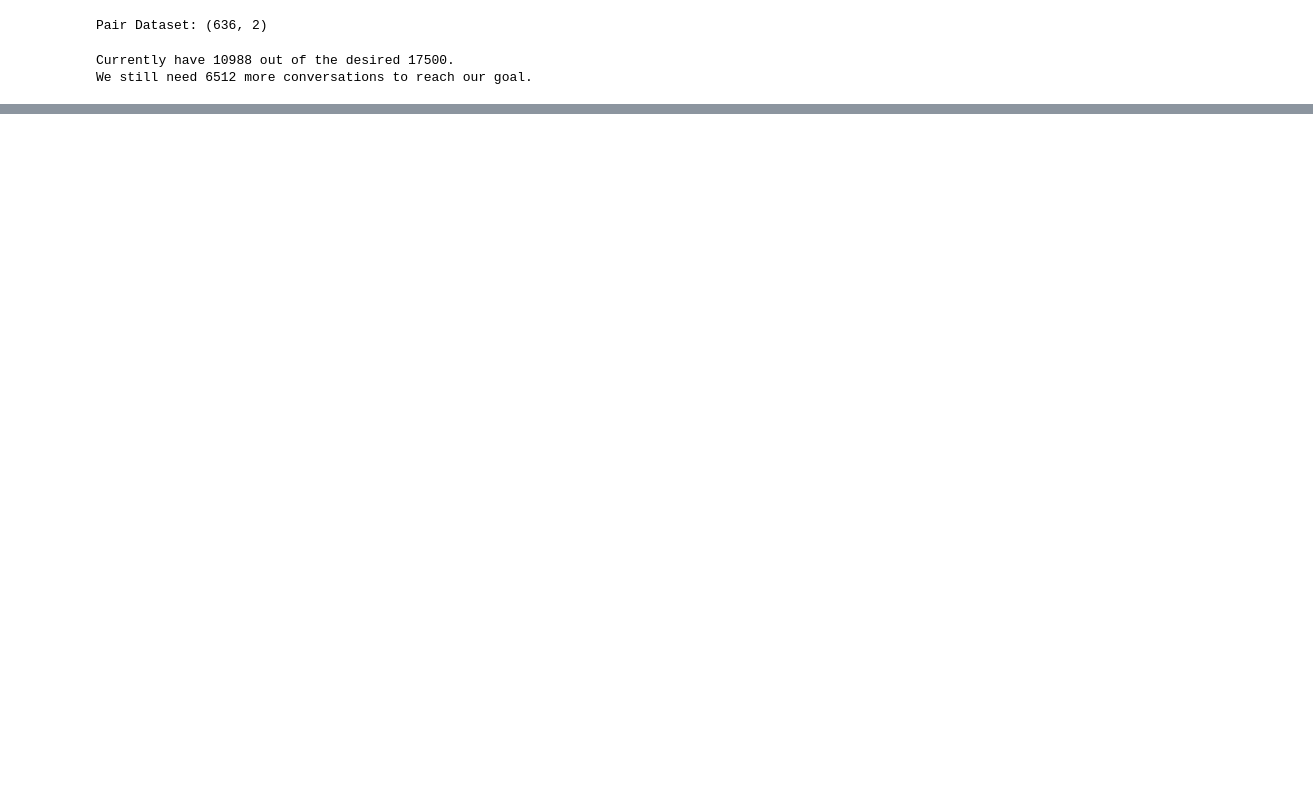
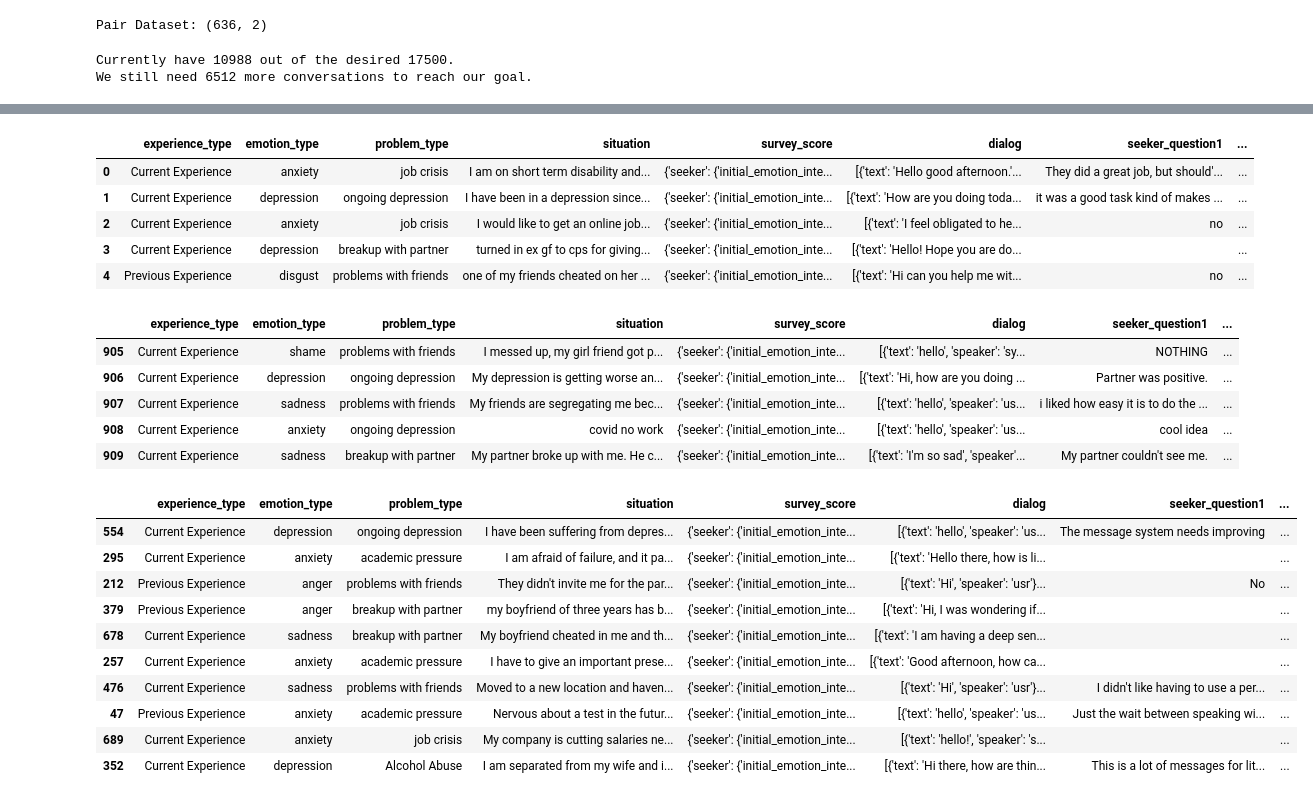
Before and after one commit to Dantoro/project_therapy, a Jupyter notebook: project_notebooks/cleaning_chat_data.ipynb, the cells around one changed output, grey strips where cells are left out. Cells and saved outputs as stored; diff of their text form; code cells hidden in the pictures; blank space fills up the shorter version.

Commit message:
a lot more reorganization, prepped Pairs for the chatbot dataset. began exploration of Emotional Support Conversations, but its really complicated

```diff
--- a/project_notebooks/cleaning_chat_data.ipynb
+++ b/project_notebooks/cleaning_chat_data.ipynb
@@ -632,3 +632,14 @@ print(f"Currently have {total} out of the desired {goal}.\nWe still need {goal -
 # %% [output]
 Currently have 10988 out of the desired 17500.
 We still need 6512 more conversations to reach our goal.
+# %%
+import pandas as pd
+
+# Path to your ESConv data
+esconv_path = r'../datasets/custom_corpus/esconv_data/esconv.json'
+
+# Read the ESConv dataset (assuming JSON Lines format)
+esconv_df = pd.read_json(esconv_path, lines=True)
+
+# Quick check
+display(esconv_df.shape)
@@ -634,0 +668,28 @@ We still need 6512 more conversations to reach our goal.
+# %%
+display(esconv_df.head(5))
+display(esconv_df.tail(5))
+display(esconv_df.sample(10))
+# %% [output]
+|  | experience_type | emotion_type | problem_type | situation | survey_score | dialog | seeker_question1 | ... |
+| 0 | Current Experience | anxiety | job crisis | I am on short term disability and... | {'seeker': {'initial_emotion_inte... | [{'text': 'Hello good afternoon.'... | They did a great job, but should'... | ... |
+| 1 | Current Experience | depression | ongoing depression | I have been in a depression since... | {'seeker': {'initial_emotion_inte... | [{'text': 'How are you doing toda... | it was a good task kind of makes ... | ... |
+| 2 | Current Experience | anxiety | job crisis | I would like to get an online job... | {'seeker': {'initial_emotion_inte... | [{'text': 'I feel obligated to he... | no | ... |
+| 3 | Current Experience | depression | breakup with partner | turned in ex gf to cps for giving... | {'seeker': {'initial_emotion_inte... | [{'text': 'Hello! Hope you are do... |  | ... |
+| 4 | Previous Experience | disgust | problems with friends | one of my friends cheated on her ... | {'seeker': {'initial_emotion_inte... | [{'text': 'Hi can you help me wit... | no | ... |
+|  | experience_type | emotion_type | problem_type | situation | survey_score | dialog | seeker_question1 | ... |
+| 905 | Current Experience | shame | problems with friends | I messed up, my girl friend got p... | {'seeker': {'initial_emotion_inte... | [{'text': 'hello', 'speaker': 'sy... | NOTHING | ... |
+| 906 | Current Experience | depression | ongoing depression | My depression is getting worse an... | {'seeker': {'initial_emotion_inte... | [{'text': 'Hi, how are you doing ... | Partner was positive. | ... |
+| 907 | Current Experience | sadness | problems with friends | My friends are segregating me bec... | {'seeker': {'initial_emotion_inte... | [{'text': 'hello', 'speaker': 'us... | i liked how easy it is to do the ... | ... |
+| 908 | Current Experience | anxiety | ongoing depression | covid no work | {'seeker': {'initial_emotion_inte... | [{'text': 'hello', 'speaker': 'us... | cool idea | ... |
+| 909 | Current Experience | sadness | breakup with partner | My partner broke up with me. He c... | {'seeker': {'initial_emotion_inte... | [{'text': 'I'm so sad', 'speaker'... | My partner couldn't see me. | ... |
+|  | experience_type | emotion_type | problem_type | situation | survey_score | dialog | seeker_question1 | ... |
+| 554 | Current Experience | depression | ongoing depression | I have been suffering from depres... | {'seeker': {'initial_emotion_inte... | [{'text': 'hello', 'speaker': 'us... | The message system needs improving | ... |
+| 295 | Current Experience | anxiety | academic pressure | I am afraid of failure, and it pa... | {'seeker': {'initial_emotion_inte... | [{'text': 'Hello there, how is li... |  | ... |
+| 212 | Previous Experience | anger | problems with friends | They didn't invite me for the par... | {'seeker': {'initial_emotion_inte... | [{'text': 'Hi', 'speaker': 'usr'}... | No | ... |
+| 379 | Previous Experience | anger | breakup with partner | my boyfriend of three years has b... | {'seeker': {'initial_emotion_inte... | [{'text': 'Hi, I was wondering if... |  | ... |
+| 678 | Current Experience | sadness | breakup with partner | My boyfriend cheated in me and th... | {'seeker': {'initial_emotion_inte... | [{'text': 'I am having a deep sen... |  | ... |
+| 257 | Current Experience | anxiety | academic pressure | I have to give an important prese... | {'seeker': {'initial_emotion_inte... | [{'text': 'Good afternoon, how ca... |  | ... |
+| 476 | Current Experience | sadness | problems with friends | Moved to a new location and haven... | {'seeker': {'initial_emotion_inte... | [{'text': 'Hi', 'speaker': 'usr'}... | I didn't like having to use a per... | ... |
+| 47 | Previous Experience | anxiety | academic pressure | Nervous about a test in the futur... | {'seeker': {'initial_emotion_inte... | [{'text': 'hello', 'speaker': 'us... | Just the wait between speaking wi... | ... |
+| 689 | Current Experience | anxiety | job crisis | My company is cutting salaries ne... | {'seeker': {'initial_emotion_inte... | [{'text': 'hello!', 'speaker': 's... |  | ... |
+| 352 | Current Experience | depression | Alcohol Abuse | I am separated from my wife and i... | {'seeker': {'initial_emotion_inte... | [{'text': 'Hi there, how are thin... | This is a lot of messages for lit... | ... |
```
Also changed, not shown: parts of 11 cells of this notebook, 27 other files.
